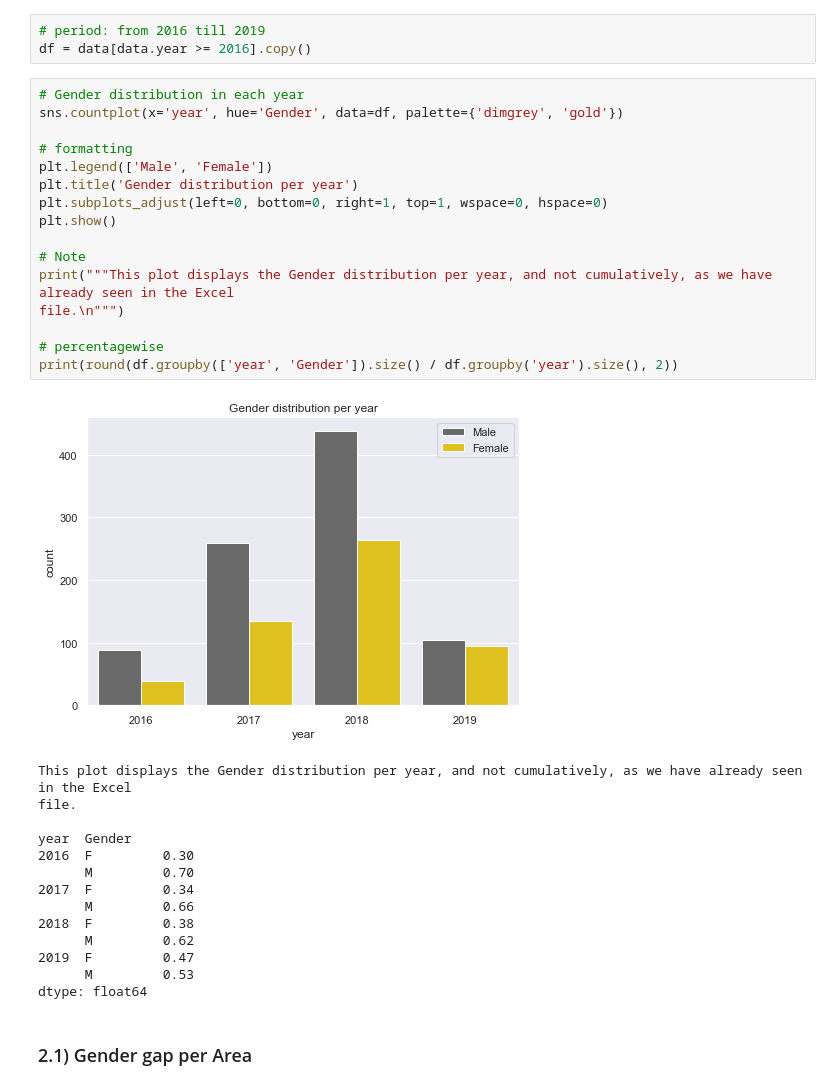
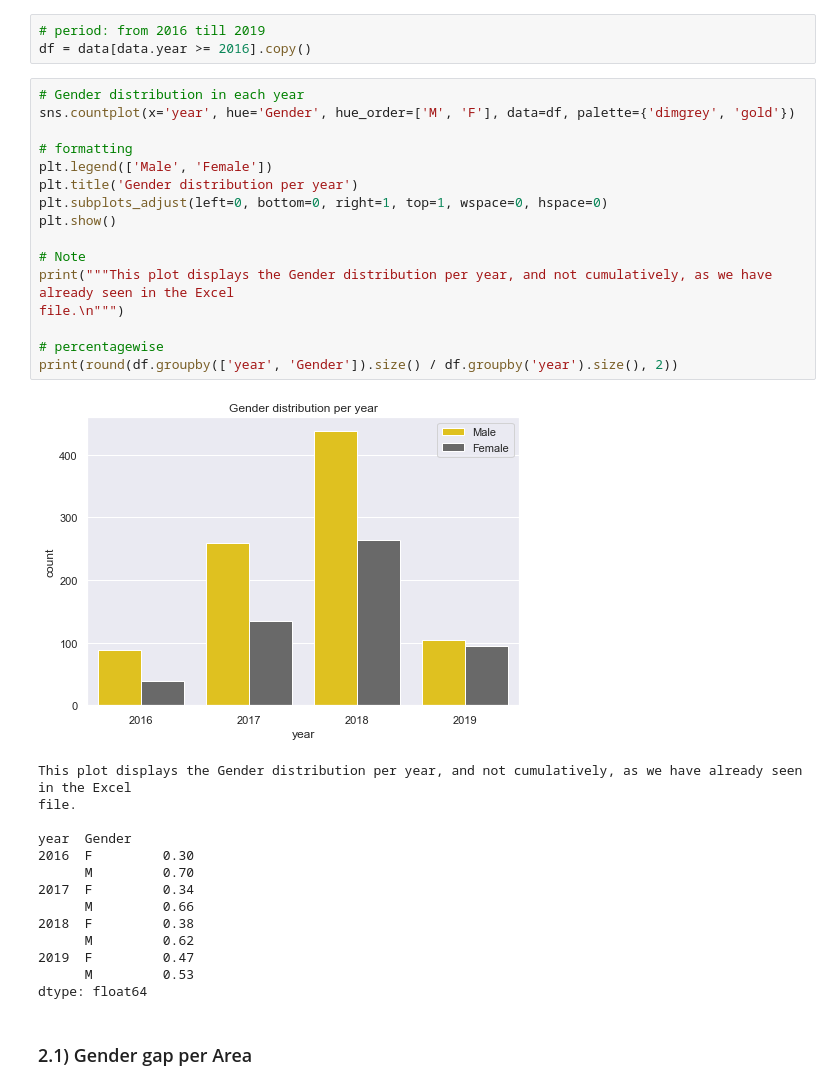
Before and after one commit to MigBap/other_projects, a Jupyter notebook: EY - Case Study.ipynb, the cells around one changed output. Saved outputs shown, nothing was run; the diff lists cells and outputs as text.

```diff
--- a/EY - Case Study.ipynb
+++ b/EY - Case Study.ipynb
@@ -88,22 +88,22 @@ Where (Area, Region, Country, Service Line or Rank) should we focus in order to
 df = data[data.year >= 2016].copy()
 # %%
 # Gender distribution in each year
-sns.countplot(x='year', hue='Gender', data=df, palette={'dimgrey', 'gold'})
+sns.countplot(x='year', hue='Gender', hue_order=['M', 'F'], data=df, palette={'dimgrey', 'gold'})
 
 # formatting
 plt.legend(['Male', 'Female'])
 plt.title('Gender distribution per year')
 plt.subplots_adjust(left=0, bottom=0, right=1, top=1, wspace=0, hspace=0)
 plt.show()
 
 # Note
 print("""This plot displays the Gender distribution per year, and not cumulatively, as we have already seen in the Excel
 file.\n""")
 
 # percentagewise
 print(round(df.groupby(['year', 'Gender']).size() / df.groupby('year').size(), 2))
 # %% [output]
-[figure, old version]
+[figure, new version]
 This plot displays the Gender distribution per year, and not cumulatively, as we have already seen in the Excel
 file.
 
```
Also changed, not shown: parts of 11 cells of this notebook.
